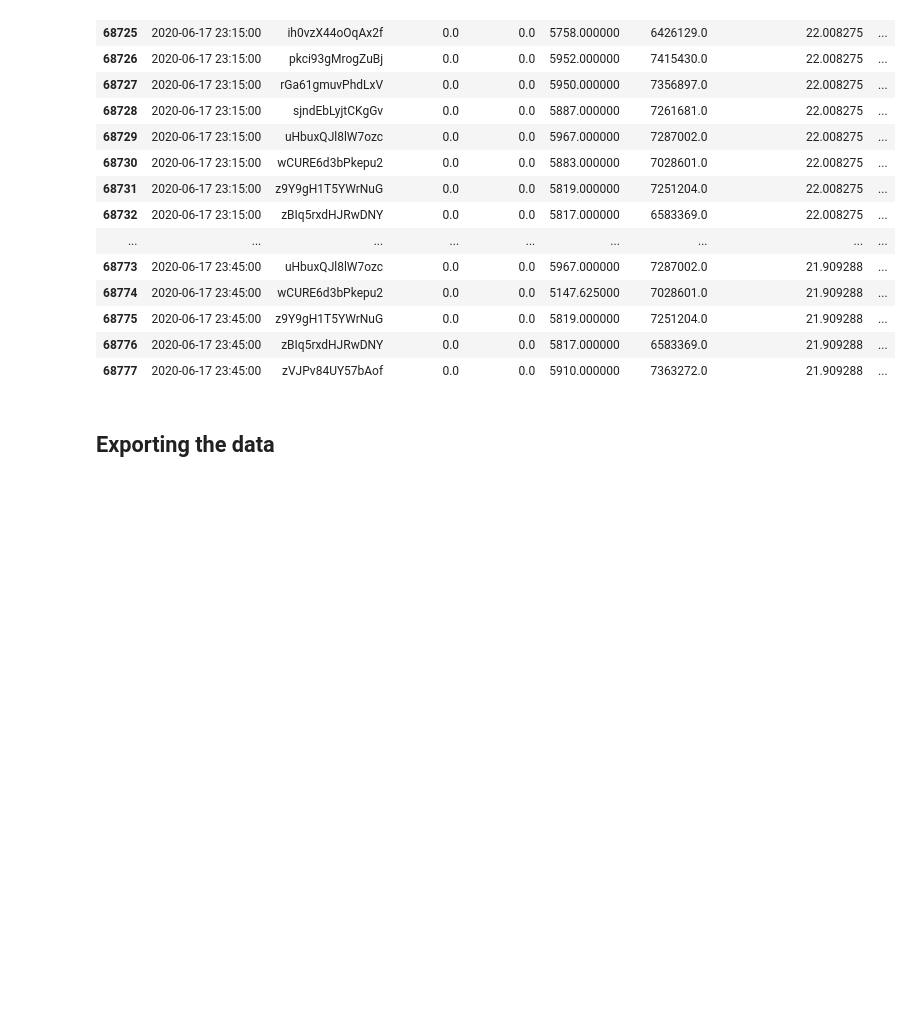
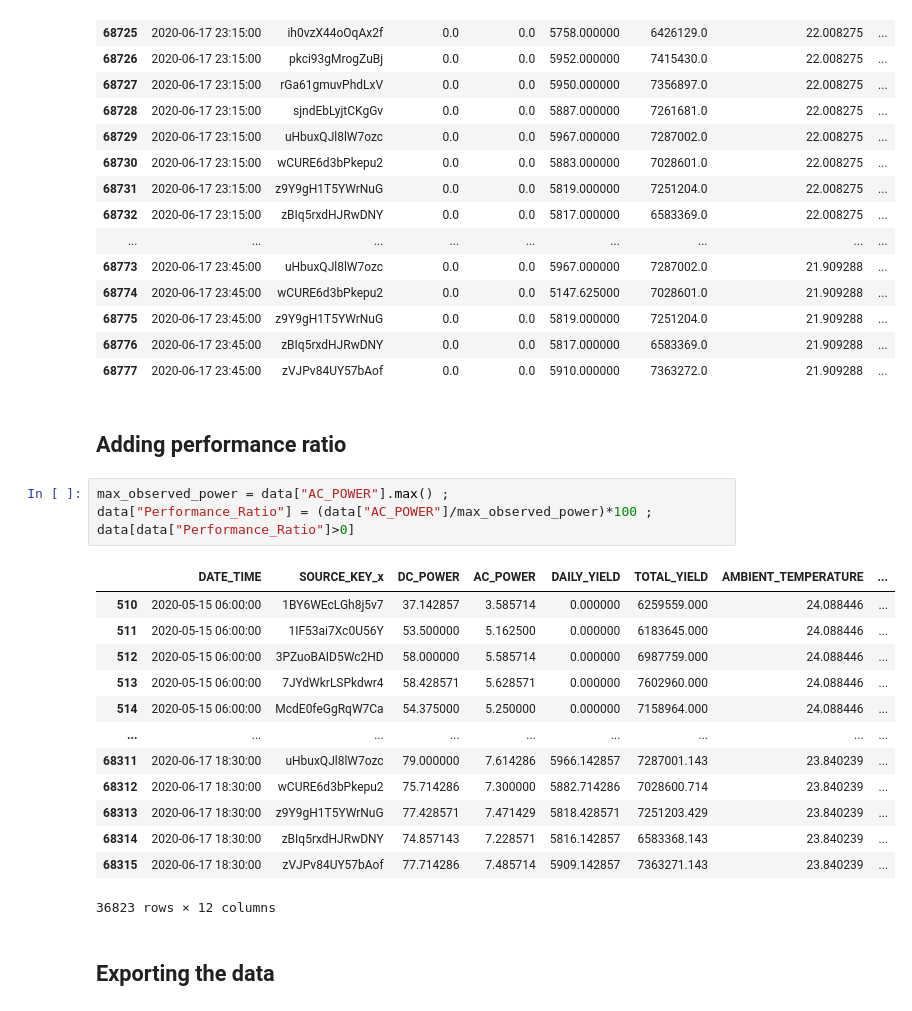
Before and after one commit to BikalpaRegmi/Energy_Data_Project, a Jupyter notebook: Python/Merging&Cleaning.ipynb, the cells around one changed output. Saved outputs shown, nothing was run; the diff lists cells and outputs as text; blank space fills up the shorter version.

```diff
--- a/Python/Merging&Cleaning.ipynb
+++ b/Python/Merging&Cleaning.ipynb
@@ -233,6 +233,26 @@ data.tail(55)
 | 68775 | 2020-06-17 23:45:00 | z9Y9gH1T5YWrNuG | 0.0 | 0.0 | 5819.000000 | 7251204.0 | 21.909288 | ... |
 | 68776 | 2020-06-17 23:45:00 | zBIq5rxdHJRwDNY | 0.0 | 0.0 | 5817.000000 | 6583369.0 | 21.909288 | ... |
 | 68777 | 2020-06-17 23:45:00 | zVJPv84UY57bAof | 0.0 | 0.0 | 5910.000000 | 7363272.0 | 21.909288 | ... |
+# %% [markdown]
+## Adding performance ratio
+# %%
+max_observed_power = data["AC_POWER"].max() ;
+data["Performance_Ratio"] = (data["AC_POWER"]/max_observed_power)*100 ;
+data[data["Performance_Ratio"]>0]
+# %% [output]
+|  | DATE_TIME | SOURCE_KEY_x | DC_POWER | AC_POWER | DAILY_YIELD | TOTAL_YIELD | AMBIENT_TEMPERATURE | ... |
+| 510 | 2020-05-15 06:00:00 | 1BY6WEcLGh8j5v7 | 37.142857 | 3.585714 | 0.000000 | 6259559.000 | 24.088446 | ... |
+| 511 | 2020-05-15 06:00:00 | 1IF53ai7Xc0U56Y | 53.500000 | 5.162500 | 0.000000 | 6183645.000 | 24.088446 | ... |
+| 512 | 2020-05-15 06:00:00 | 3PZuoBAID5Wc2HD | 58.000000 | 5.585714 | 0.000000 | 6987759.000 | 24.088446 | ... |
+| 513 | 2020-05-15 06:00:00 | 7JYdWkrLSPkdwr4 | 58.428571 | 5.628571 | 0.000000 | 7602960.000 | 24.088446 | ... |
+| 514 | 2020-05-15 06:00:00 | McdE0feGgRqW7Ca | 54.375000 | 5.250000 | 0.000000 | 7158964.000 | 24.088446 | ... |
+| ... | ... | ... | ... | ... | ... | ... | ... | ... |
+| 68311 | 2020-06-17 18:30:00 | uHbuxQJl8lW7ozc | 79.000000 | 7.614286 | 5966.142857 | 7287001.143 | 23.840239 | ... |
+| 68312 | 2020-06-17 18:30:00 | wCURE6d3bPkepu2 | 75.714286 | 7.300000 | 5882.714286 | 7028600.714 | 23.840239 | ... |
+| 68313 | 2020-06-17 18:30:00 | z9Y9gH1T5YWrNuG | 77.428571 | 7.471429 | 5818.428571 | 7251203.429 | 23.840239 | ... |
+| 68314 | 2020-06-17 18:30:00 | zBIq5rxdHJRwDNY | 74.857143 | 7.228571 | 5816.142857 | 6583368.143 | 23.840239 | ... |
+| 68315 | 2020-06-17 18:30:00 | zVJPv84UY57bAof | 77.714286 | 7.485714 | 5909.142857 | 7363271.143 | 23.840239 | ... |
+36823 rows × 12 columns
 # %% [markdown]
 ## Exporting the data
 # %%
```
Also changed, not shown: parts of 3 cells of this notebook, 1 other file.
